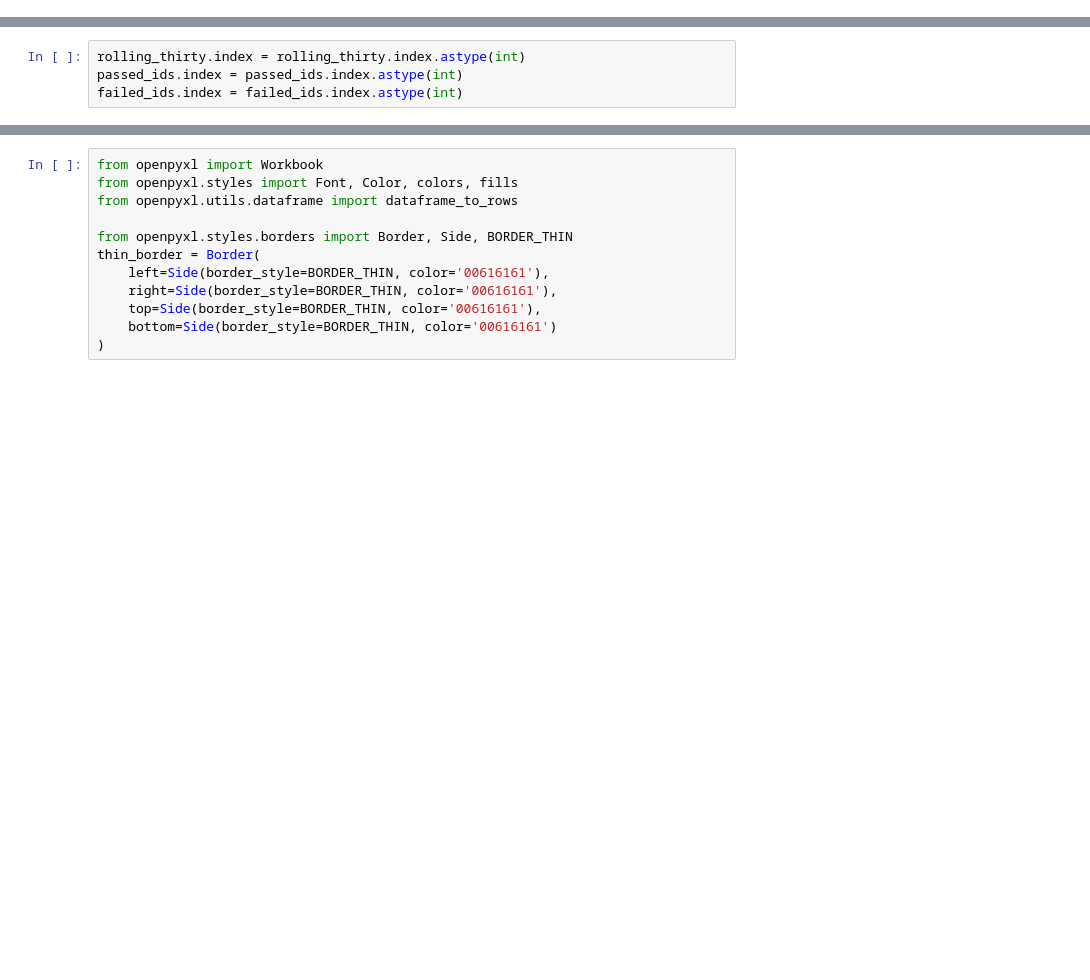
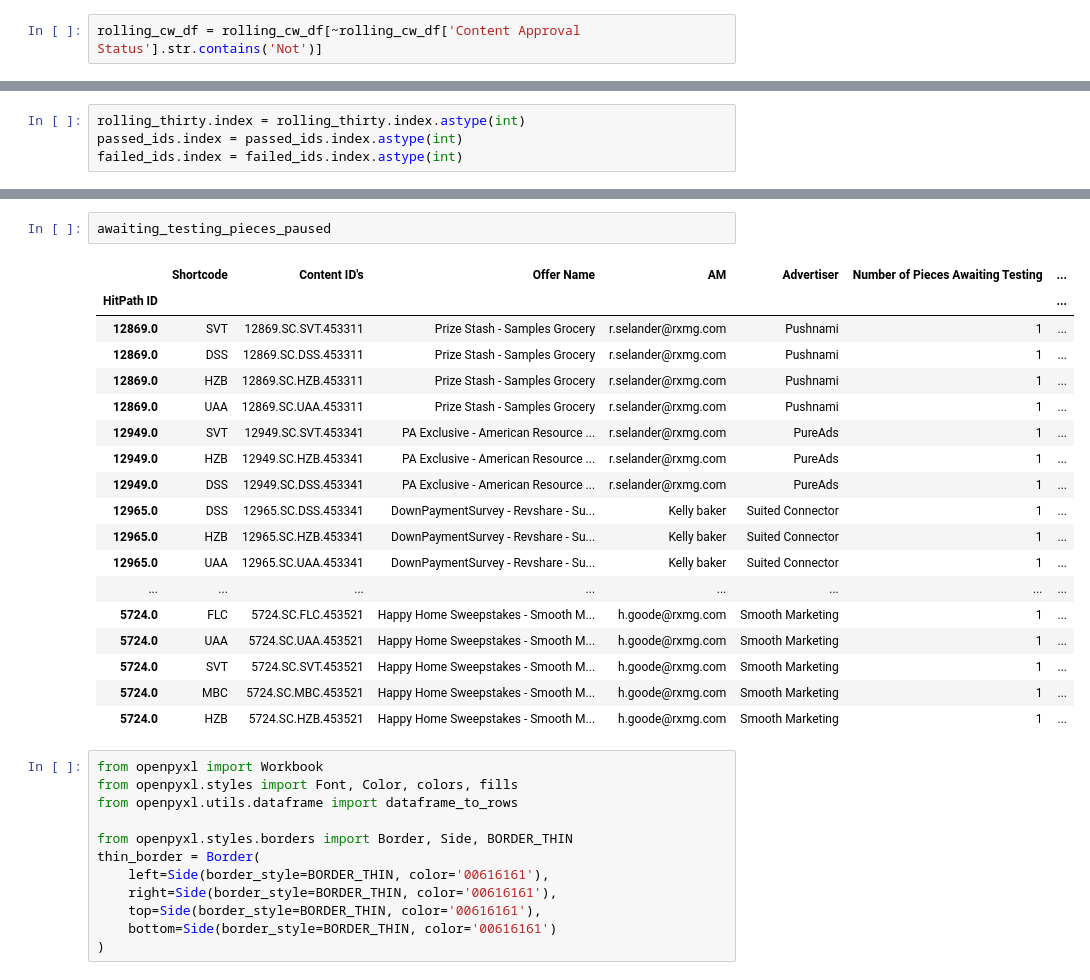
Before and after one commit to RXMG/SMS_Report, a Jupyter notebook: content_testing/Content Feedback Report - SMS.ipynb, the cells around one changed output, grey strips where cells are left out. Drawn from its saved outputs; the diff is of its cells as text; blank space fills up the shorter version.

```diff
--- a/content_testing/Content Feedback Report - SMS.ipynb
+++ b/content_testing/Content Feedback Report - SMS.ipynb
@@ -272,6 +289,8 @@ def not_seen(cc_id):
         return False
 # %%
 rolling_cw_df.to_csv('cwaudit.csv')
+# %%
+rolling_cw_df = rolling_cw_df[~rolling_cw_df['Content Approval Status'].str.contains('Not')]
 # %%
 rolling_cw_df.drop(rolling_cw_df[rolling_cw_df['Reporting Content ID'].apply(lambda x: not_seen(x)==False)].index, inplace=True)
 awaiting_testing_pieces = rolling_cw_df.groupby(['HitPath ID','Shortcode'], as_index = False).agg({'Reporting Content ID':'nunique', 'Reporting Content ID':lambda x: '\n'.join(x),'Allocation Period (Date Added)':'max',})
@@ -500,3 +548,24 @@ failed_ids.index = failed_ids.index.astype(int)
+# %%
+awaiting_testing_pieces_paused
+# %% [output]
+|  | Shortcode | Content ID's | Offer Name | AM | Advertiser | Number of Pieces Awaiting Testing | ... |
+| HitPath ID |  |  |  |  |  |  | ... |
+| 12869.0 | SVT | 12869.SC.SVT.453311 | Prize Stash - Samples Grocery | r.selander@rxmg.com | Pushnami | 1 | ... |
+| 12869.0 | DSS | 12869.SC.DSS.453311 | Prize Stash - Samples Grocery | r.selander@rxmg.com | Pushnami | 1 | ... |
+| 12869.0 | HZB | 12869.SC.HZB.453311 | Prize Stash - Samples Grocery | r.selander@rxmg.com | Pushnami | 1 | ... |
+| 12869.0 | UAA | 12869.SC.UAA.453311 | Prize Stash - Samples Grocery | r.selander@rxmg.com | Pushnami | 1 | ... |
+| 12949.0 | SVT | 12949.SC.SVT.453341 | PA Exclusive - American Resource ... | r.selander@rxmg.com | PureAds | 1 | ... |
+| 12949.0 | HZB | 12949.SC.HZB.453341 | PA Exclusive - American Resource ... | r.selander@rxmg.com | PureAds | 1 | ... |
+| 12949.0 | DSS | 12949.SC.DSS.453341 | PA Exclusive - American Resource ... | r.selander@rxmg.com | PureAds | 1 | ... |
+| 12965.0 | DSS | 12965.SC.DSS.453341 | DownPaymentSurvey - Revshare - Su... | Kelly baker | Suited Connector | 1 | ... |
+| 12965.0 | HZB | 12965.SC.HZB.453341 | DownPaymentSurvey - Revshare - Su... | Kelly baker | Suited Connector | 1 | ... |
+| 12965.0 | UAA | 12965.SC.UAA.453341 | DownPaymentSurvey - Revshare - Su... | Kelly baker | Suited Connector | 1 | ... |
+| ... | ... | ... | ... | ... | ... | ... | ... |
+| 5724.0 | FLC | 5724.SC.FLC.453521 | Happy Home Sweepstakes - Smooth M... | h.goode@rxmg.com | Smooth Marketing | 1 | ... |
+| 5724.0 | UAA | 5724.SC.UAA.453521 | Happy Home Sweepstakes - Smooth M... | h.goode@rxmg.com | Smooth Marketing | 1 | ... |
+| 5724.0 | SVT | 5724.SC.SVT.453521 | Happy Home Sweepstakes - Smooth M... | h.goode@rxmg.com | Smooth Marketing | 1 | ... |
+| 5724.0 | MBC | 5724.SC.MBC.453521 | Happy Home Sweepstakes - Smooth M... | h.goode@rxmg.com | Smooth Marketing | 1 | ... |
+| 5724.0 | HZB | 5724.SC.HZB.453521 | Happy Home Sweepstakes - Smooth M... | h.goode@rxmg.com | Smooth Marketing | 1 | ... |
 # %%
 from openpyxl import Workbook
 from openpyxl.styles import Font, Color, colors, fills
```
Also changed, not shown: parts of 9 cells of this notebook.
